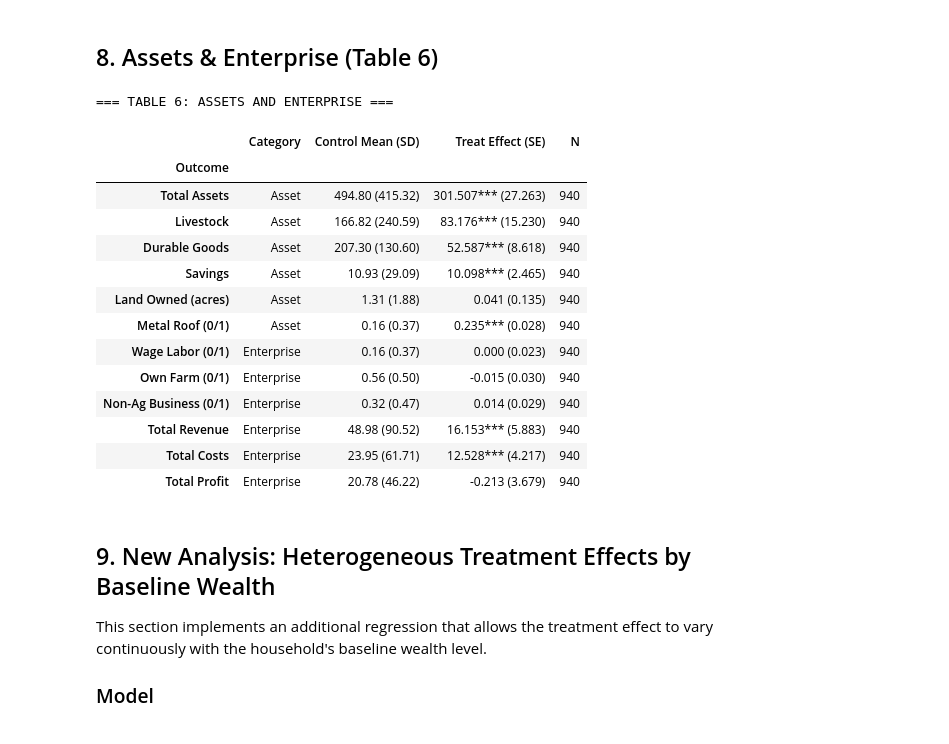
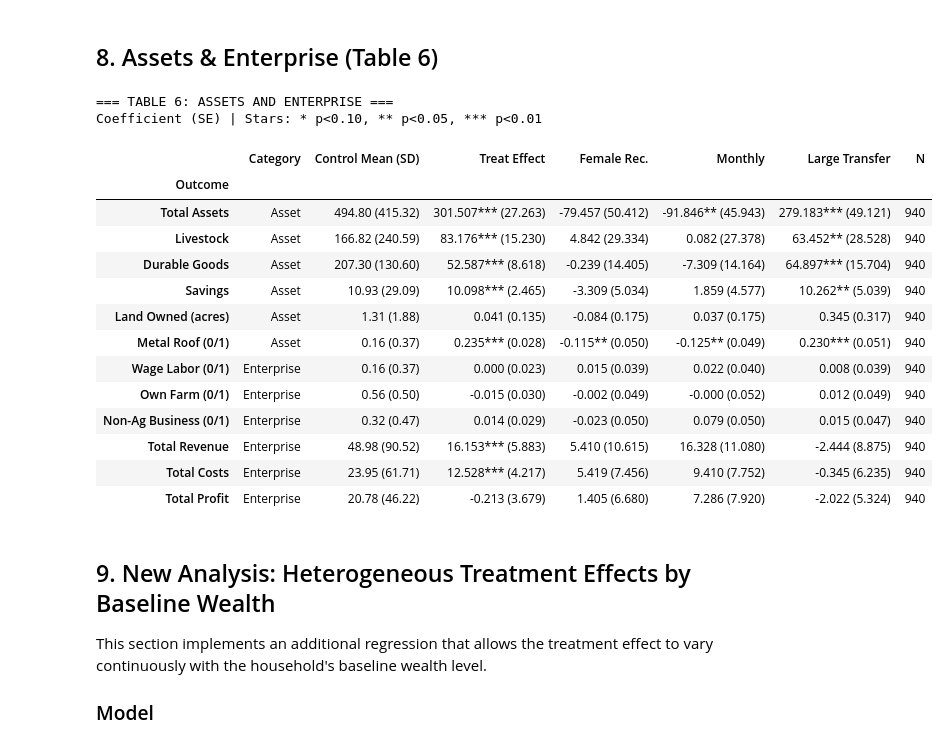
Before and after one commit to Ishikajj/advanced-econometrics-project, a Jupyter notebook: dataviewing.ipynb, the cells around one changed output. Saved outputs shown, nothing was run; the diff lists cells and outputs as text; code cells hidden in the pictures.

```diff
--- a/dataviewing.ipynb
+++ b/dataviewing.ipynb
@@ -809,6 +837,13 @@ CONS_LABELS = {
     'cons_nondurable_ppp':   'Total Nondurable',
 }
 
+specs = [
+    ('treat',                  [],                                              'Treat Effect'),
+    ('treatXfemalerecXmarried',['treatXfemalerecXmarried','treatXsinglerec','spillover'], 'Female Rec.'),
+    ('treatXmonthlyXsmall',    ['treatXmonthlyXsmall','treatXlarge','spillover'],         'Monthly'),
+    ('treatXlarge',            ['treatXlarge','spillover'],                               'Large Transfer'),
+]
+
 rows_cons = []
 for var in CONS_VARS:
     var1 = var + '1'
@@ -821,12 +856,15 @@ for var in CONS_VARS:
         'Control Mean (SD)': f'{ctrl_vals.mean():.2f} ({ctrl_vals.std():.2f})',
     }
 
-    c, se, pv = run_single_spec(var, 'treat', [], df_hh)
-    row['Treat Effect (SE)'] = f'{c:.3f}{stars(pv)} ({se:.3f})' if not np.isnan(c) else 'NA'
+    for key_var, extra_regs, col_label in specs:
+        c, se, pv = run_single_spec(var, key_var, extra_regs, df_hh)
+        row[col_label] = f'{c:.3f}{stars(pv)} ({se:.3f})' if not np.isnan(c) else 'NA'
+
     row['N'] = df_hh[var1].notna().sum()
     rows_cons.append(row)
 
 print('=== TABLE 5: CONSUMPTION BREAKDOWN ===')
+print('Coefficient (SE) | Stars: * p<0.10, ** p<0.05, *** p<0.01')
 display(pd.DataFrame(rows_cons).set_index('Outcome'))
 # %% [output]
 === TABLE 5: CONSUMPTION BREAKDOWN ===
@@ -856,55 +895,68 @@ ENT_VARS = [
 ASSET_LABELS = {
     'asset_total_ppp':        'Total Assets',
     'asset_livestock_ppp':    'Livestock',
     'asset_durable_ppp':      'Durable Goods',
     'asset_savings_ppp':      'Savings',
     'asset_land_owned_total': 'Land Owned (acres)',
     'asset_niceroof':         'Metal Roof (0/1)',
 }
 ENT_LABELS = {
-    'ent_wagelabor':       'Wage Labor (0/1)',
-    'ent_ownfarm':         'Own Farm (0/1)',
-    'ent_nonagbusiness':   'Non-Ag Business (0/1)',
-    'ent_total_rev_ppp':   'Total Revenue',
-    'ent_total_cost_ppp':  'Total Costs',
-    'ent_total_profit_ppp':'Total Profit',
+    'ent_wagelabor':        'Wage Labor (0/1)',
+    'ent_ownfarm':          'Own Farm (0/1)',
+    'ent_nonagbusiness':    'Non-Ag Business (0/1)',
+    'ent_total_rev_ppp':    'Total Revenue',
+    'ent_total_cost_ppp':   'Total Costs',
+    'ent_total_profit_ppp': 'Total Profit',
 }
+
+specs = [
+    ('treat',                  [],                                              'Treat Effect'),
+    ('treatXfemalerecXmarried',['treatXfemalerecXmarried','treatXsinglerec','spillover'], 'Female Rec.'),
+    ('treatXmonthlyXsmall',    ['treatXmonthlyXsmall','treatXlarge','spillover'],         'Monthly'),
+    ('treatXlarge',            ['treatXlarge','spillover'],                               'Large Transfer'),
+]
 
 rows_ae = []
 for var, label in {**ASSET_LABELS, **ENT_LABELS}.items():
     var1 = var + '1'
     if var1 not in df_hh.columns:
         continue
+
     ctrl_vals = df_hh[df_hh['spillover'] == 1][var1].dropna()
     row = {
         'Outcome': label,
         'Category': 'Asset' if var in ASSET_LABELS else 'Enterprise',
         'Control Mean (SD)': f'{ctrl_vals.mean():.2f} ({ctrl_vals.std():.2f})',
     }
-    c, se, pv = run_single_spec(var, 'treat', [], df_hh)
-    row['Treat Effect (SE)'] = f'{c:.3f}{stars(pv)} ({se:.3f})' if not np.isnan(c) else 'NA'
+
+    for key_var, extra_regs, col_label in specs:
+        c, se, pv = run_single_spec(var, key_var, extra_regs, df_hh)
+        row[col_label] = f'{c:.3f}{stars(pv)} ({se:.3f})' if not np.isnan(c) else 'NA'
+
     row['N'] = df_hh[var1].notna().sum()
     rows_ae.append(row)
 
 print('=== TABLE 6: ASSETS AND ENTERPRISE ===')
+print('Coefficient (SE) | Stars: * p<0.10, ** p<0.05, *** p<0.01')
 df_ae = pd.DataFrame(rows_ae).set_index('Outcome')
 display(df_ae)
 # %% [output]
 === TABLE 6: ASSETS AND ENTERPRISE ===
+Coefficient (SE) | Stars: * p<0.10, ** p<0.05, *** p<0.01
-|  | Category | Control Mean (SD) | Treat Effect (SE) | N |
-| Outcome |  |  |  |  |
-| Total Assets | Asset | 494.80 (415.32) | 301.507*** (27.263) | 940 |
-| Livestock | Asset | 166.82 (240.59) | 83.176*** (15.230) | 940 |
-| Durable Goods | Asset | 207.30 (130.60) | 52.587*** (8.618) | 940 |
-| Savings | Asset | 10.93 (29.09) | 10.098*** (2.465) | 940 |
-| Land Owned (acres) | Asset | 1.31 (1.88) | 0.041 (0.135) | 940 |
-| Metal Roof (0/1) | Asset | 0.16 (0.37) | 0.235*** (0.028) | 940 |
-| Wage Labor (0/1) | Enterprise | 0.16 (0.37) | 0.000 (0.023) | 940 |
-| Own Farm (0/1) | Enterprise | 0.56 (0.50) | -0.015 (0.030) | 940 |
-| Non-Ag Business (0/1) | Enterprise | 0.32 (0.47) | 0.014 (0.029) | 940 |
-| Total Revenue | Enterprise | 48.98 (90.52) | 16.153*** (5.883) | 940 |
-| Total Costs | Enterprise | 23.95 (61.71) | 12.528*** (4.217) | 940 |
-| Total Profit | Enterprise | 20.78 (46.22) | -0.213 (3.679) | 940 |
+|  | Category | Control Mean (SD) | Treat Effect | Female Rec. | Monthly | Large Transfer | N |
+| Outcome |  |  |  |  |  |  |  |
+| Total Assets | Asset | 494.80 (415.32) | 301.507*** (27.263) | -79.457 (50.412) | -91.846** (45.943) | 279.183*** (49.121) | 940 |
+| Livestock | Asset | 166.82 (240.59) | 83.176*** (15.230) | 4.842 (29.334) | 0.082 (27.378) | 63.452** (28.528) | 940 |
+| Durable Goods | Asset | 207.30 (130.60) | 52.587*** (8.618) | -0.239 (14.405) | -7.309 (14.164) | 64.897*** (15.704) | 940 |
+| Savings | Asset | 10.93 (29.09) | 10.098*** (2.465) | -3.309 (5.034) | 1.859 (4.577) | 10.262** (5.039) | 940 |
+| Land Owned (acres) | Asset | 1.31 (1.88) | 0.041 (0.135) | -0.084 (0.175) | 0.037 (0.175) | 0.345 (0.317) | 940 |
+| Metal Roof (0/1) | Asset | 0.16 (0.37) | 0.235*** (0.028) | -0.115** (0.050) | -0.125** (0.049) | 0.230*** (0.051) | 940 |
+| Wage Labor (0/1) | Enterprise | 0.16 (0.37) | 0.000 (0.023) | 0.015 (0.039) | 0.022 (0.040) | 0.008 (0.039) | 940 |
+| Own Farm (0/1) | Enterprise | 0.56 (0.50) | -0.015 (0.030) | -0.002 (0.049) | -0.000 (0.052) | 0.012 (0.049) | 940 |
+| Non-Ag Business (0/1) | Enterprise | 0.32 (0.47) | 0.014 (0.029) | -0.023 (0.050) | 0.079 (0.050) | 0.015 (0.047) | 940 |
+| Total Revenue | Enterprise | 48.98 (90.52) | 16.153*** (5.883) | 5.410 (10.615) | 16.328 (11.080) | -2.444 (8.875) | 940 |
+| Total Costs | Enterprise | 23.95 (61.71) | 12.528*** (4.217) | 5.419 (7.456) | 9.410 (7.752) | -0.345 (6.235) | 940 |
+| Total Profit | Enterprise | 20.78 (46.22) | -0.213 (3.679) | 1.405 (6.680) | 7.286 (7.920) | -2.022 (5.324) | 940 |
 # %% [markdown]
 ## 9. New Analysis: Heterogeneous Treatment Effects by Baseline Wealth
 
```
Also changed, not shown: parts of 6 cells of this notebook, 3 other files.
